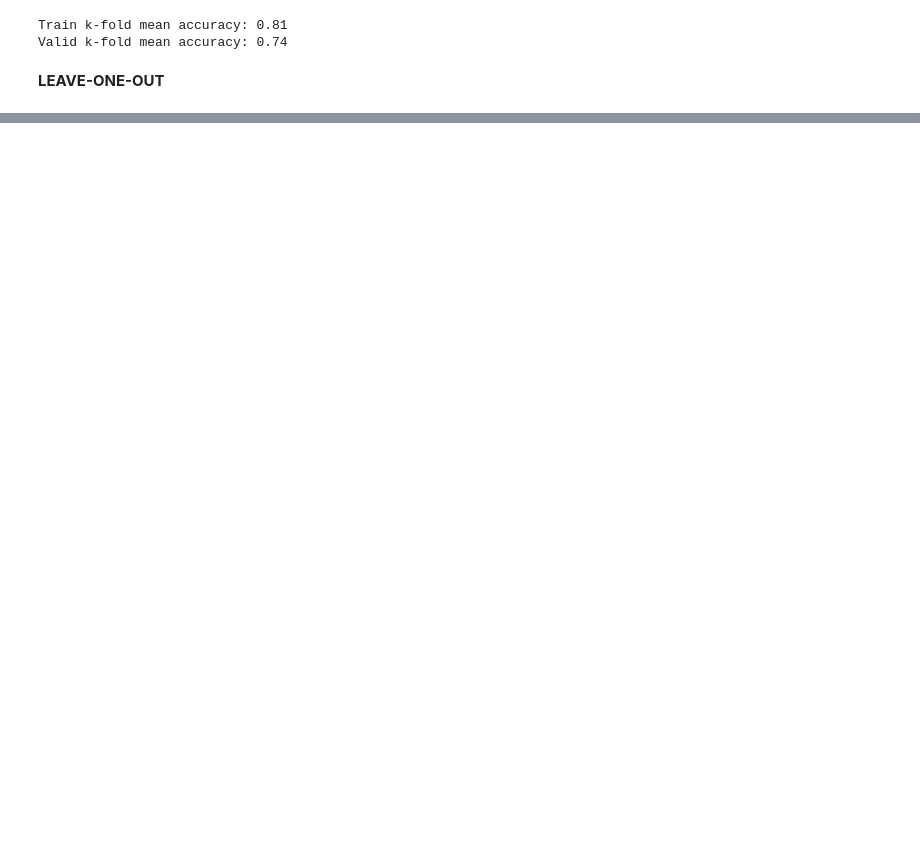
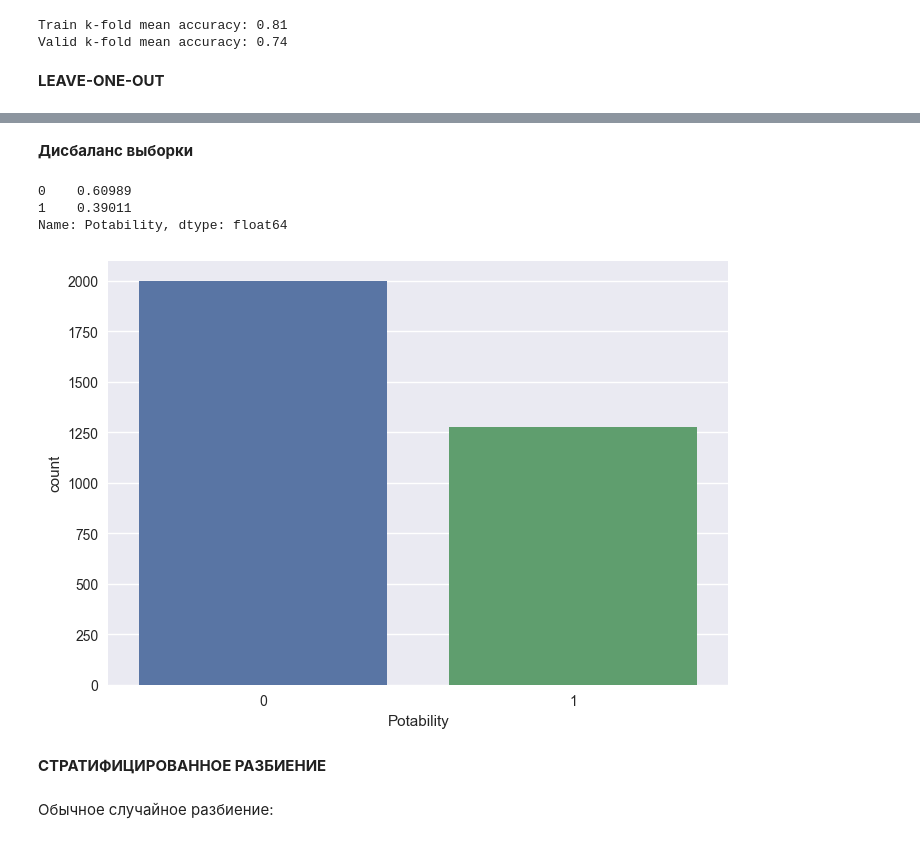
Before and after one commit to sergioschadenko/sf_data_science, a Jupyter notebook: ML_5_validation/validation.ipynb, the cells around one changed output, grey strips where cells are left out. Saved outputs shown, nothing was run; the diff lists cells and outputs as text; code cells hidden in the pictures; blank space fills up the shorter version.

```diff
--- a/ML_5_validation/validation.ipynb
+++ b/ML_5_validation/validation.ipynb
@@ -204,0 +208,14 @@ print('Valid k-fold mean accuracy: {:.2f}'.format(np.mean(cv_metrics['test_score
+# %% [markdown]
+**Дисбаланс выборки**
+# %%
+display(water_data['Potability'].value_counts(normalize=True))
+sns.countplot(data=water_data, x='Potability');
+# %% [output]
+0    0.60989
+1    0.39011
+Name: Potability, dtype: float64
+[figure, added]
+# %% [markdown]
+**СТРАТИФИЦИРОВАННОЕ РАЗБИЕНИЕ**
+# %% [markdown]
+Обычное случайное разбиение:
```
Also changed, not shown: parts of 9 cells of this notebook, 1 other file.
